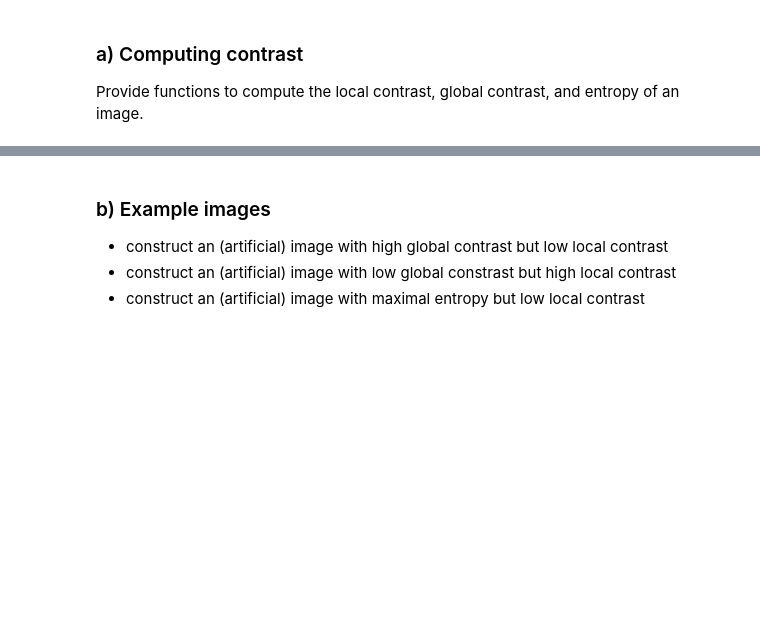
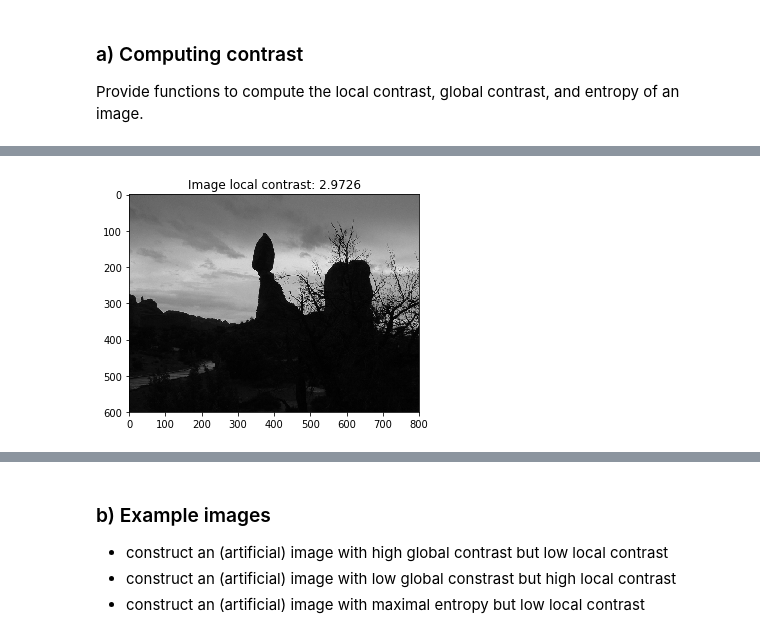
Before and after one commit to ArielMant0/cv2018, a Jupyter notebook: 02/sheet02.ipynb, the cells around one changed output, grey strips where cells are left out. Drawn from its saved outputs; the diff is of its cells as text; code cells hidden in the pictures; blank space fills up the shorter version.

```diff
--- a/02/sheet02.ipynb
+++ b/02/sheet02.ipynb
@@ -95,3 +122,61 @@ plt.show()
+# %%
+%matplotlib inline
+import numpy as np
+import matplotlib.pyplot as plt
+from imageio import imread
+
+def getsumof8neighbors(matrix, i, j):
+    region = matrix[max(0, i-1) : i+2,
+                    max(0, j-1) : j+2]
+    print(region)
+    return np.sum(region) - matrix[i, j]
+
+def getsumof4neighbors(matrix, i, j):
+    #region = np.array([[i, j-1], [i-1, j], [i+1, j], [i, j+1]])
+    #region = np.array([i, j-1]), np.array([i-1, j]), np.array([i+1, j]), np.array([i, j+1])
+
+    sum = int(0)
+
+    sum += matrix[i, 0] if (j+1 >= matrix.shape[1]) else matrix[i, j+1];
+    sum += matrix[0, j] if (i+1 >= matrix.shape[0]) else matrix[i+1, j];
+    sum += matrix[i, matrix.shape[1]-1] if (j-1 < 0) else matrix[i, j-1];
+    sum += matrix[matrix.shape[0]-1, j] if (i-1 < 0) else matrix[i-1, j];
+
+    return sum
+
+def local_contrast(img):
+    """
+    Compute the local contrast for a given image.
+    Args:
+        img (ndarray): The grayscale image to compute the contrast for.
+
+    Returns:
+        float: The local contrast of the image.
+    """
+
+    #print(img.shape[0])
+    #print(img.shape[1])
+
+    #print(1/4 * getsumof4neighbors(img, 10, 10))
+    #print(img[10, 10])
+    #print(abs(img[10, 10] - 1/4 * getsumof4neighbors(img, 10, 10)))
+
+    sum = 0
+    for i in range(img.shape[0]):
+        for j in range(img.shape[1]):
+            # ginge auch mit np.absolute
+            sum += abs(img[i, j] - 1/4 * getsumof4neighbors(img, i, j))
+
+    #print(sum)
+    return (1 / (img.shape[0]*img.shape[1])) * sum
+
+
+img = imread('images/dark.png')
+plt.title("Image local contrast: {:.4f}".format(local_contrast(img)))
+plt.imshow(img, vmin=0, vmax=255)
+plt.show()
+# %% [output]
+[figure, added]
 # %%
 %matplotlib inline
 import numpy as np
```
Also changed, not shown: parts of 20 cells of this notebook.
